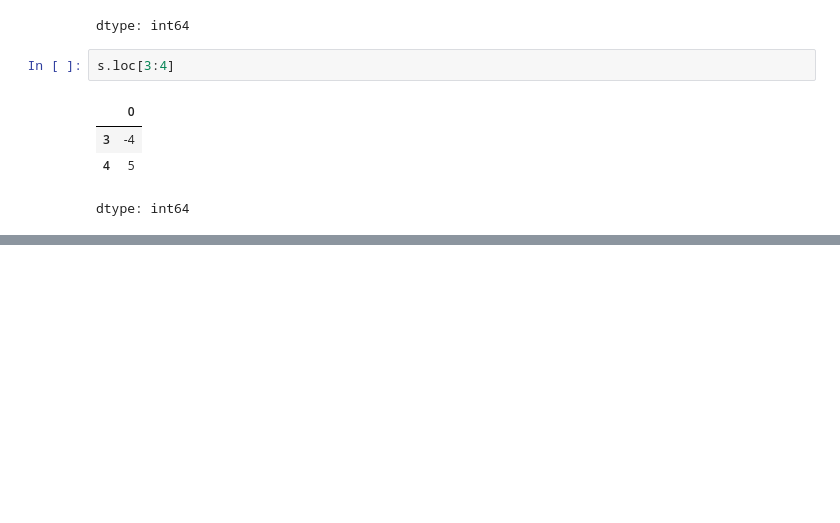
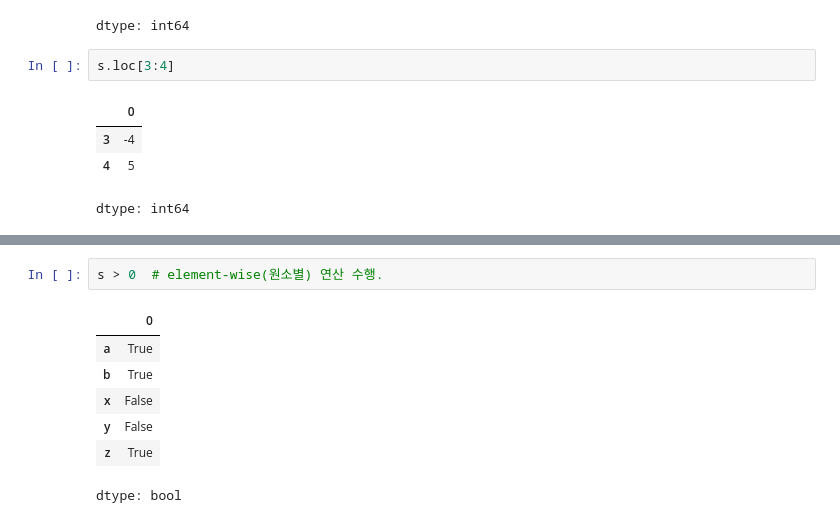
Before and after one commit to JakeOh/202511_BD53, a Jupyter notebook: lab_python/da02_pandas.ipynb, the cells around one changed output, grey strips where cells are left out. Drawn from its saved outputs; the diff is of its cells as text; blank space fills up the shorter version.

```diff
--- a/lab_python/da02_pandas.ipynb
+++ b/lab_python/da02_pandas.ipynb
@@ -108,0 +206,10 @@ dtype: int64
+# %%
+s > 0  # element-wise(원소별) 연산 수행.
+# %% [output]
+|  | 0 |
+| a | True |
+| b | True |
+| x | False |
+| y | False |
+| z | True |
+dtype: bool
```
Also changed, not shown: parts of 20 cells of this notebook.
